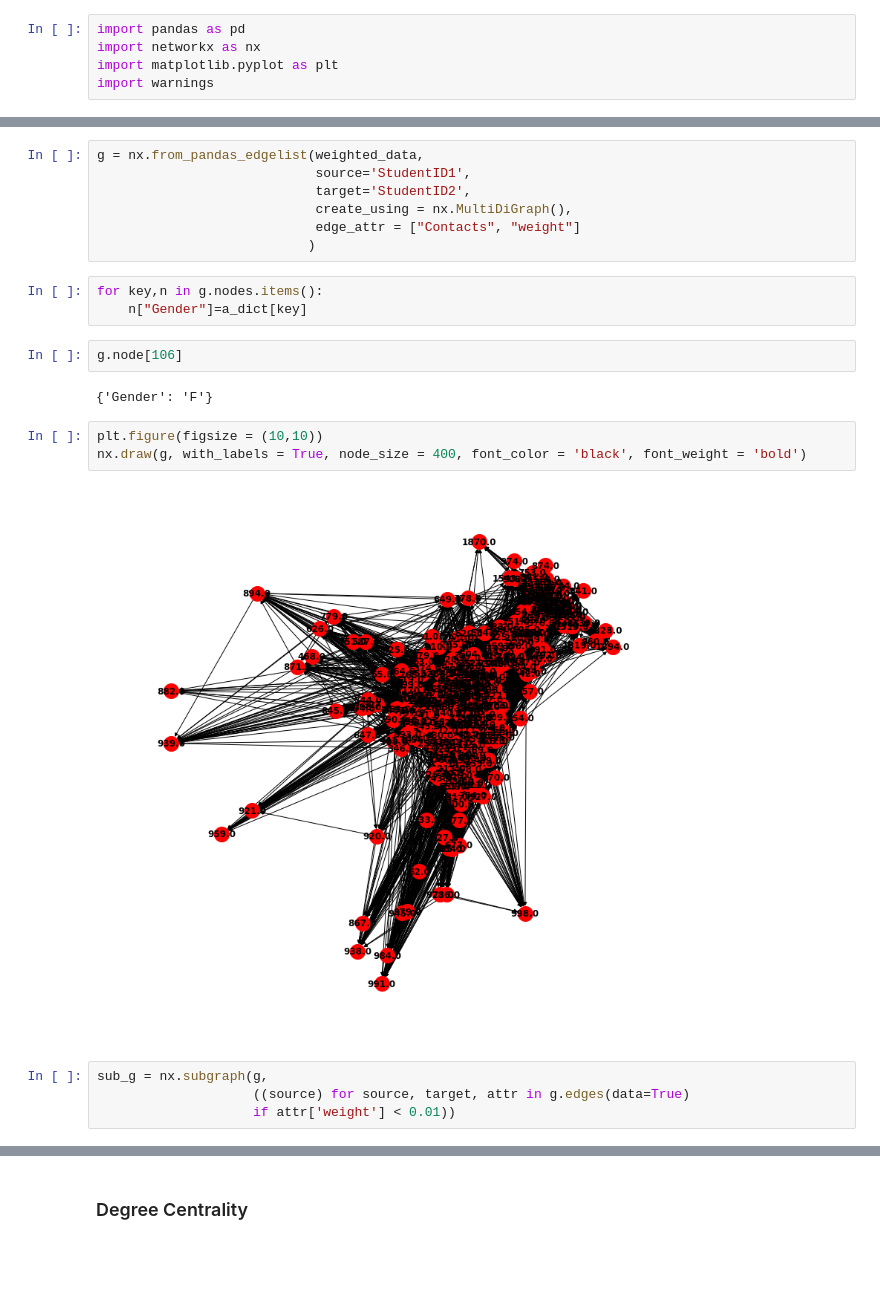
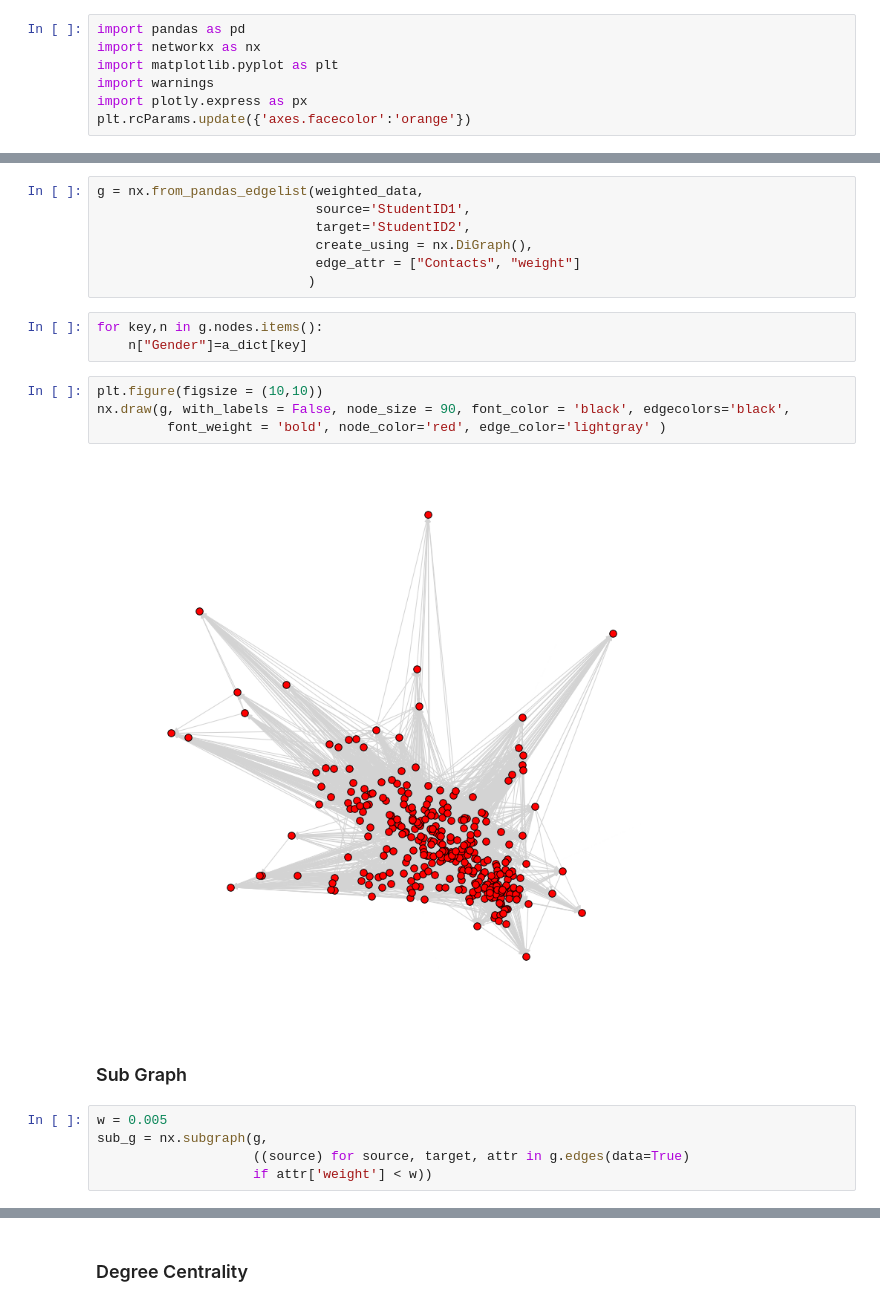
Before and after one commit to dsimband/DATA620_Group3, a Jupyter notebook: Week5_Project1/Week5_Project1_Centrality_Measures.ipynb, the cells around one changed output, grey strips where cells are left out. Saved outputs shown, nothing was run; the diff lists cells and outputs as text; blank space fills up the shorter version.

```diff
--- a/Week5_Project1/Week5_Project1_Centrality_Measures.ipynb
+++ b/Week5_Project1/Week5_Project1_Centrality_Measures.ipynb
@@ -24,6 +24,8 @@ import pandas as pd
 import networkx as nx
 import matplotlib.pyplot as plt
 import warnings
+import plotly.express as px
+plt.rcParams.update({'axes.facecolor':'orange'})
 # %%
 #warnings.filterwarnings("ignore")
 # %%
@@ -71,22 +73,22 @@ a_dict = dict(zip_iter)
 g = nx.from_pandas_edgelist(weighted_data,
                             source='StudentID1',
                             target='StudentID2',
-                            create_using = nx.MultiDiGraph(),
+                            create_using = nx.DiGraph(),
                             edge_attr = ["Contacts", "weight"]
                            )
 # %%
 for key,n in g.nodes.items():
     n["Gender"]=a_dict[key]
-# %%
-g.node[106]
-# %% [output]
-{'Gender': 'F'}
 # %%
 plt.figure(figsize = (10,10))
-nx.draw(g, with_labels = True, node_size = 400, font_color = 'black', font_weight = 'bold')
+nx.draw(g, with_labels = False, node_size = 90, font_color = 'black', edgecolors='black',
+         font_weight = 'bold', node_color='red', edge_color='lightgray' )
 # %% [output]
-[figure, old version]
+[figure, new version]
+# %% [markdown]
+### Sub Graph
 # %%
+w = 0.005
 sub_g = nx.subgraph(g,
                     ((source) for source, target, attr in g.edges(data=True)
-                    if attr['weight'] < 0.01))
+                    if attr['weight'] < w))
```
Also changed, not shown: parts of 32 cells of this notebook.
